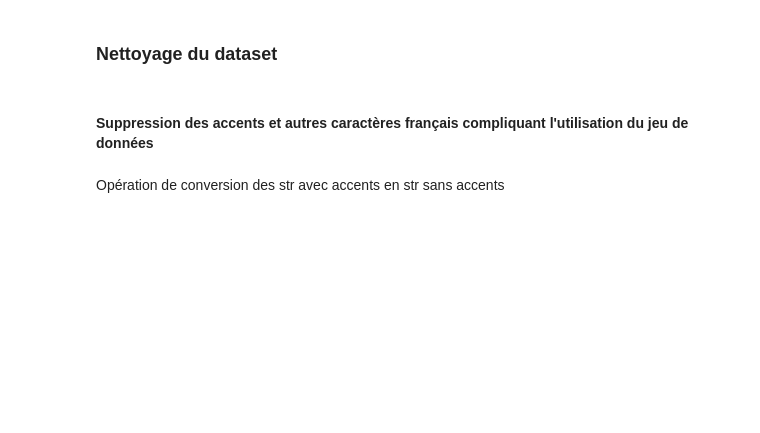
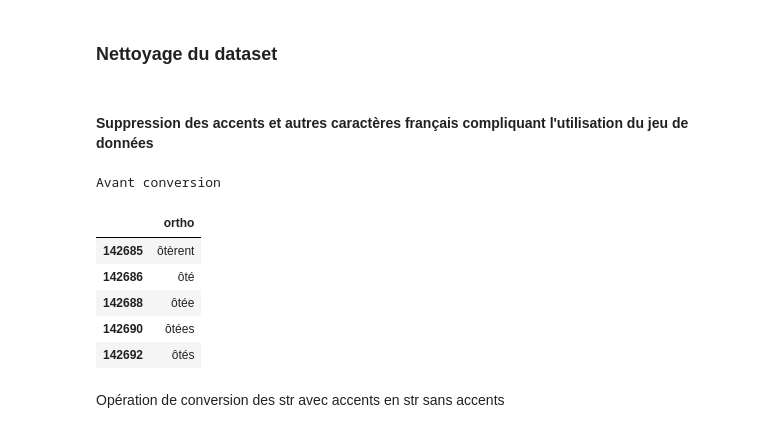
Before and after one commit to GzIrYsz/smart-read-prototypes, a Jupyter notebook: notebooks/spellchecking/data-preprocessing.ipynb, the cells around one changed output. Saved outputs shown, nothing was run; the diff lists cells and outputs as text; code cells hidden in the pictures; blank space fills up the shorter version.

```diff
--- a/notebooks/spellchecking/data-preprocessing.ipynb
+++ b/notebooks/spellchecking/data-preprocessing.ipynb
@@ -38,7 +63,15 @@ print(dataset.head(10))
 #### Suppression des accents et autres caractères français compliquant l'utilisation du jeu de données
 # %%
 print("Avant conversion")
-print(dataset.tail())
+dataset.tail()
+# %% [output]
+Avant conversion
+|  | ortho |
+| 142685 | ôtèrent |
+| 142686 | ôté |
+| 142688 | ôtée |
+| 142690 | ôtées |
+| 142692 | ôtés |
 # %% [markdown]
 Opération de conversion des str avec accents en str sans accents
 # %%
```
Also changed, not shown: parts of 12 cells of this notebook.
